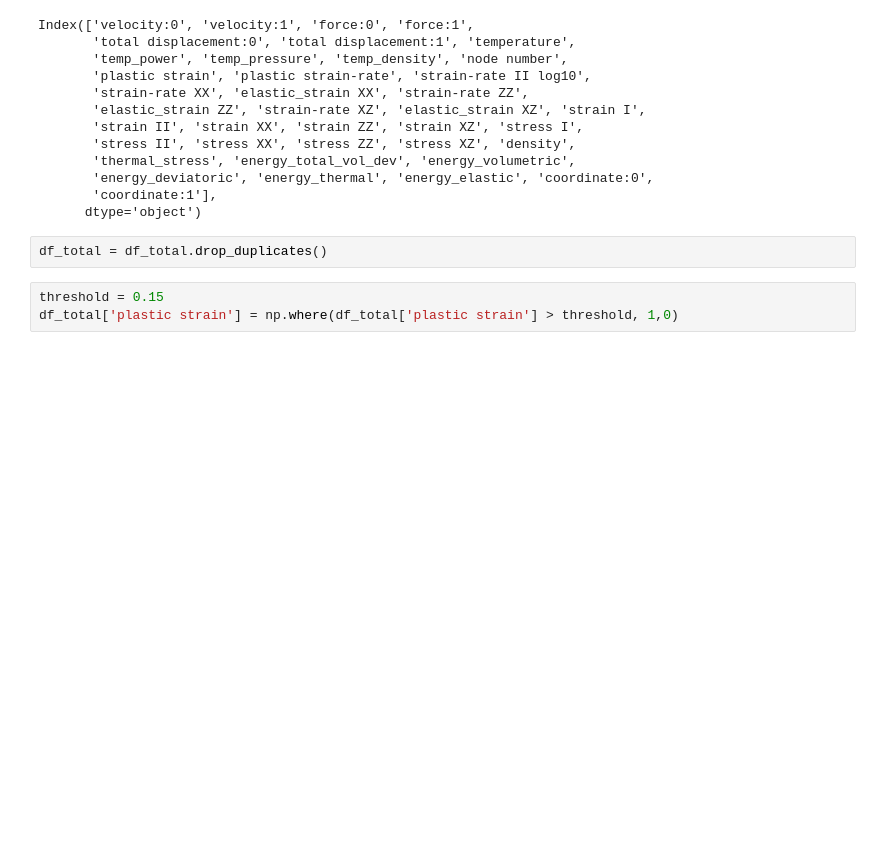
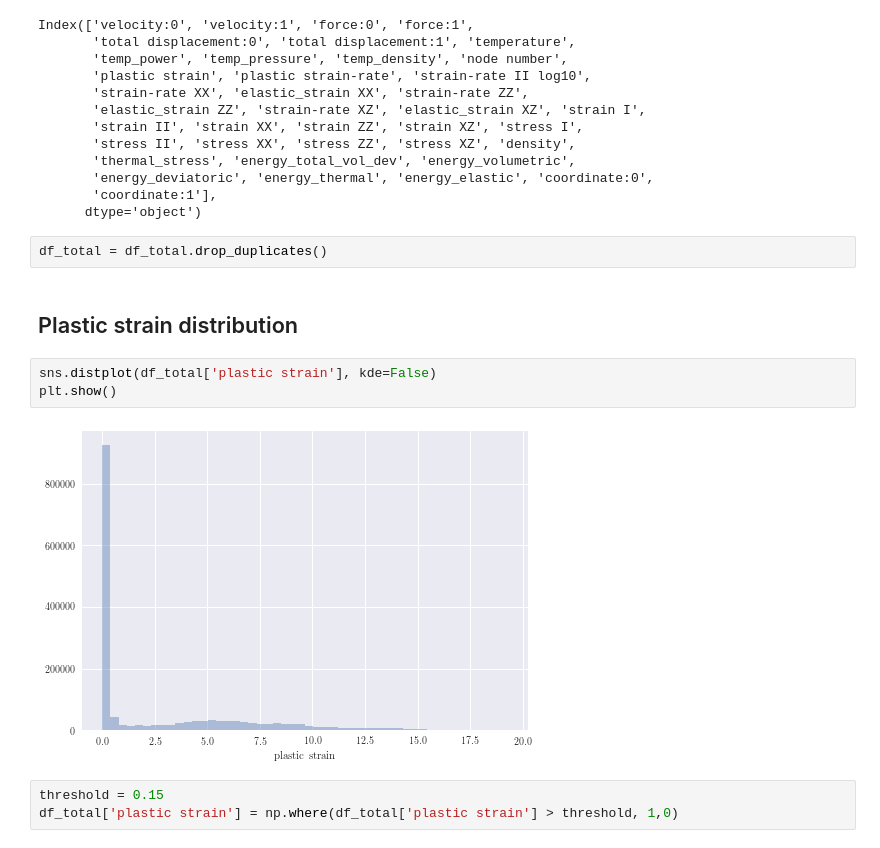
Before and after one commit to msahamed/predict_tectonic_deformation_machine_learning, a Jupyter notebook: build_model_neural_network.ipynb, the cells around one changed output. Drawn from its saved outputs; the diff is of its cells as text; blank space fills up the shorter version.

```diff
--- a/build_model_neural_network.ipynb
+++ b/build_model_neural_network.ipynb
@@ -55,6 +55,13 @@ Index(['velocity:0', 'velocity:1', 'force:0', 'force:1',
       dtype='object')
 # %%
 df_total = df_total.drop_duplicates()
+# %% [markdown]
+## Plastic strain distribution
+# %%
+sns.distplot(df_total['plastic strain'], kde=False)
+plt.show()
+# %% [output]
+[figure, added]
 # %%
 threshold = 0.15
 df_total['plastic strain'] = np.where(df_total['plastic strain'] > threshold, 1,0)
```
Also changed, not shown: parts of 30 cells of this notebook, 2 other files.
